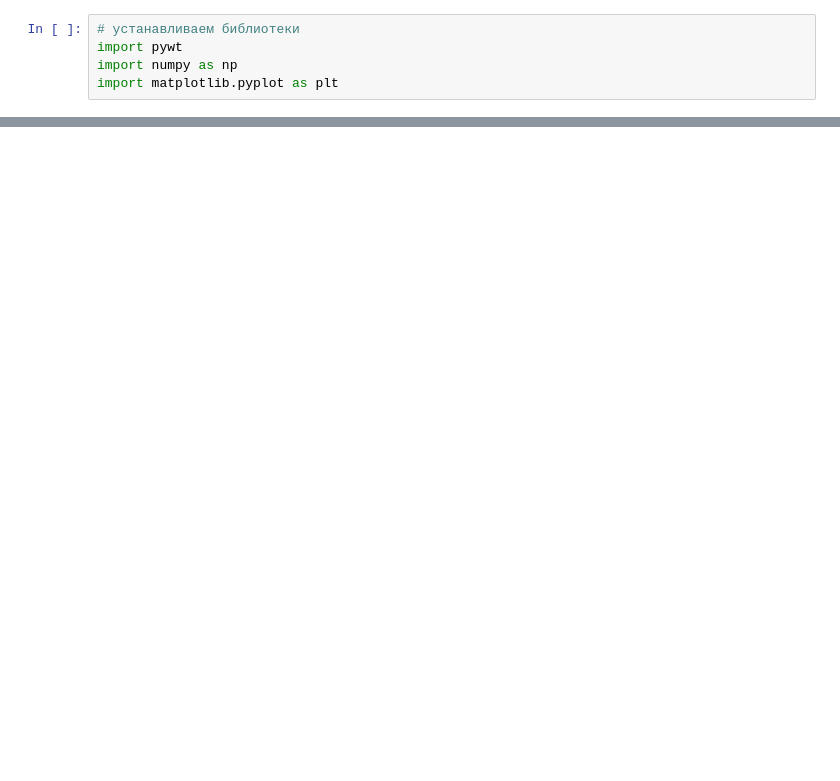
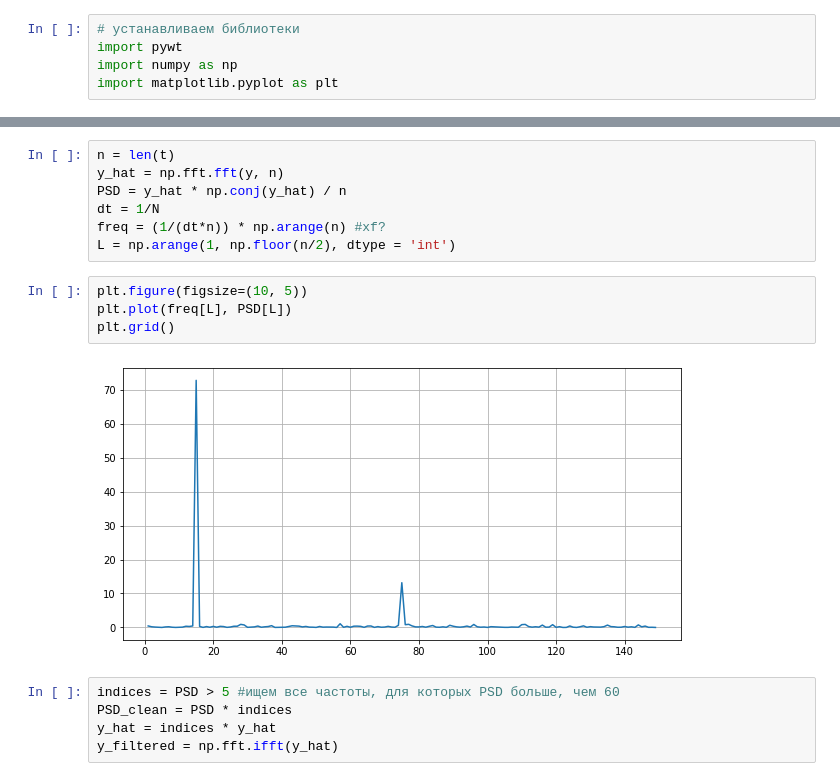
Before and after one commit to TAUforPython/denoising, a Jupyter notebook: Denoising_Signal.ipynb, the cells around one changed output, grey strips where cells are left out. Saved outputs shown, nothing was run; the diff lists cells and outputs as text; blank space fills up the shorter version.

```diff
--- a/Denoising_Signal.ipynb
+++ b/Denoising_Signal.ipynb
@@ -23,0 +44,18 @@ plt.show()
+# %%
+n = len(t)
+y_hat = np.fft.fft(y, n)
+PSD = y_hat * np.conj(y_hat) / n
+dt = 1/N
+freq = (1/(dt*n)) * np.arange(n) #xf?
+L = np.arange(1, np.floor(n/2), dtype = 'int')
+# %%
+plt.figure(figsize=(10, 5))
+plt.plot(freq[L], PSD[L])
+plt.grid()
+# %% [output]
+[figure, added]
+# %%
+indices = PSD > 5 #ищем все частоты, для которых PSD больше, чем 60
+PSD_clean = PSD * indices
+y_hat = indices * y_hat
+y_filtered = np.fft.ifft(y_hat)
```
Also changed, not shown: parts of 4 cells of this notebook.
